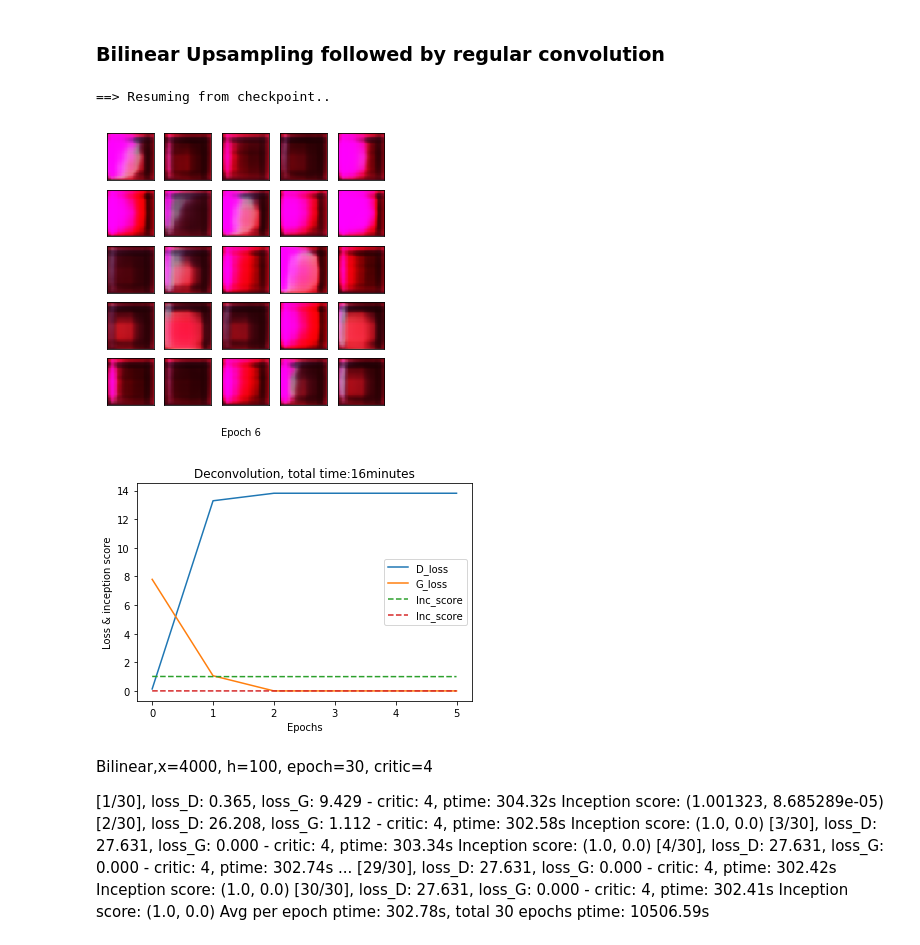
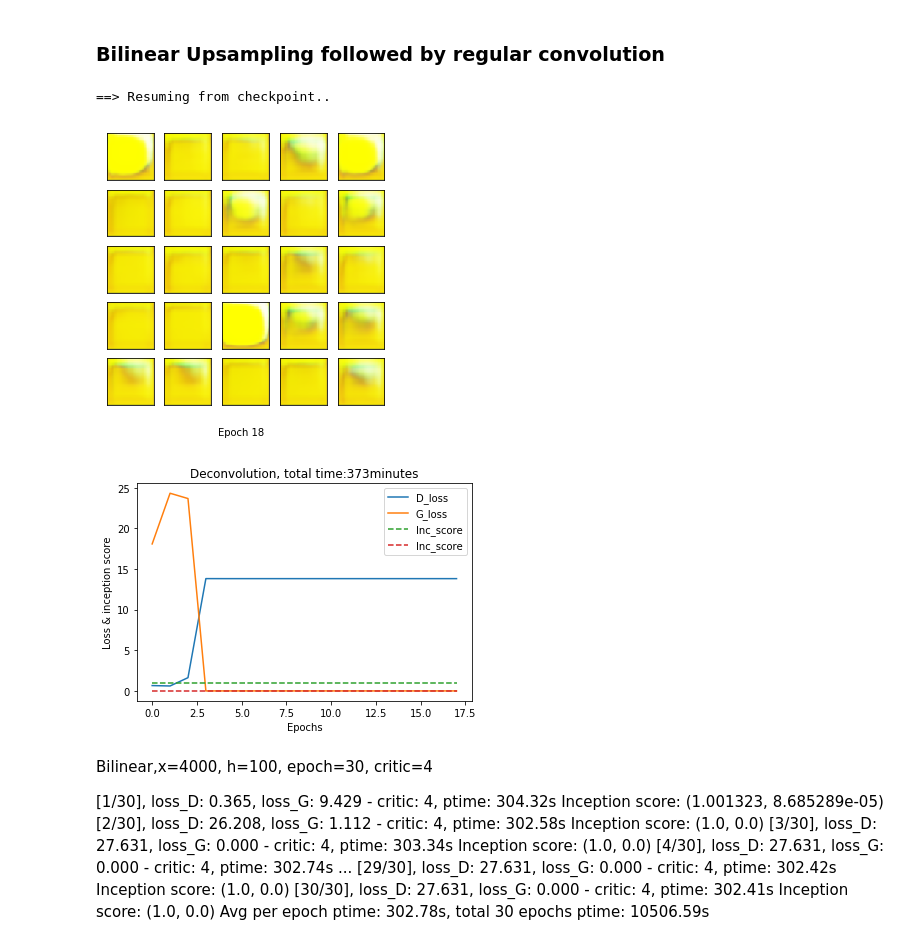
Before and after one commit to fanxiao001/ift6135-assignment, a Jupyter notebook: assignment4/ift6135_hwk4.ipynb, the cells around one changed output. Cells and saved outputs as stored; diff of their text form; code cells hidden in the pictures.

```diff
--- a/assignment4/ift6135_hwk4.ipynb
+++ b/assignment4/ift6135_hwk4.ipynb
@@ -72,5 +68,7 @@ plt.show()
 # %%
-G,D,train_hist = GAN_CelebA.loadCheckpoint('GANDeconvolution_t4000_h100_ep40.c1',hidden_dim,use_cuda=use_cuda)
+filename='GANDeconvolution_t4000_h100_ep40.c1'
+hidden_dim = 100
+G,D,train_hist = GAN_CelebA.loadCheckpoint(filename,hidden_dim,use_cuda=use_cuda)
 epoch_num=len(train_hist['D_losses'])
 GAN_CelebA.show_result(G,D,epoch_num, hidden_dim, show=True,save=True, path='figures/result_Deconvolution.pdf', use_cuda=use_cuda)
 
@@ -79,7 +77,7 @@ plt.plot(range(0,epoch_num),train_hist['G_losses'],label='G_loss')
 plt.plot(range(0,epoch_num),train_hist['Inc_score'],linestyle='--',label='Inc_score')
 plt.xlabel('Epochs')
 plt.ylabel('Loss & inception score')
-plt.title('Deconvolution, total time:'+str(int(train_hist['total_ptime'][0]/60))+'minutes')
+plt.title('Deconvolution, total time:'+str(int(train_hist['total_ptime'][-1]/60))+'minutes')
 plt.legend()
 plt.show()
 # %% [output]
@@ -106,8 +104,10 @@ Avg per epoch ptime: 60.25s, total 40 epochs ptime: 3588.62s
 We adjust the value of the Critic dynamically during the training. For each minibatch, when fixing the generator and training the discriminator, we want the discriminator's loss, $mean(real\_data\_loss+fake\_data\_loss)<0.69$, which is $E[p]>0.5$ ; similarly when fixing the discriminator, we want the generator to generate The probability of the picture being judged by discriminator, E[p]>0.5. This can make discriminator and generator work together as much as possible. Experiments have found that the effect is good.
 # %%
 # Dynamic critic of grandiant descent between Distriminator and Generator.
+filename='GANDeconvolution_t4000_h100_ep40.dynamic'
+hidden_dim = 100
 
-G,D,train_hist = GAN_CelebA.loadCheckpoint('GANDeconvolution_t4000_h100_ep40.dynamic',hidden_dim,use_cuda=use_cuda)
+G,D,train_hist = GAN_CelebA.loadCheckpoint(filename,hidden_dim,use_cuda=use_cuda)
 epoch_num=len(train_hist['D_losses'])
 GAN_CelebA.show_result(G,D,epoch_num, hidden_dim, show=True,save=True, path='figures/result_Deconvolution2.pdf', use_cuda=use_cuda)
 
@@ -116,7 +116,7 @@ plt.plot(range(0,epoch_num),train_hist['G_losses'],label='G_loss')
 plt.plot(range(0,epoch_num),train_hist['Inc_score'],linestyle='--',label='Inc_score')
 plt.xlabel('Epochs')
 plt.ylabel('Loss & inception score')
-plt.title('Deconvolution, total time:'+str(int(train_hist['total_ptime'][0]/60))+'minutes')
+plt.title('Deconvolution, total time:'+str(int(train_hist['total_ptime'][-1]/60))+'minutes')
 plt.legend()
 plt.show()
 # %% [output]
@@ -150,7 +150,9 @@ Avg per epoch ptime: 377.46s, total 40 epochs ptime: 16278.76s
 # %% [markdown]
 ### Nearest-Neighbor Generator
 # %%
-filename='GANnearest_t4000_h100_ep30.c1' #'GANnearest_t10000_h100_train2_ep3' #GANnearest_t4000_h100_ep30.c1
+filename='GANnearest_t5000_h100_train2_ep33' #'GANnearest_t4000_h100_ep30.c1' #'GANnearest_t10000_h100_train2_ep3' #GANnearest_t4000_h100_ep30.c1
+hidden_dim = 100
+
 G,D,train_hist = GAN_CelebA.loadCheckpoint_Upsampling(filename,hidden_dim,use_cuda=use_cuda,mode='nearest')
 epoch_num=len(train_hist['D_losses'])
 GAN_CelebA.show_result(G,D,epoch_num, hidden_dim, show=True,save=True, path='figures/result_Nearest.pdf', use_cuda=use_cuda)
@@ -160,7 +162,7 @@ plt.plot(range(0,epoch_num),train_hist['G_losses'],label='G_loss')
 plt.plot(range(0,epoch_num),train_hist['Inc_score'],linestyle='--',label='Inc_score')
 plt.xlabel('Epochs')
 plt.ylabel('Loss & inception score')
-plt.title('Deconvolution, total time:'+str(int(train_hist['total_ptime'][0]/60))+'minutes')
+plt.title('Deconvolution, total time:'+str(int(train_hist['total_ptime'][-1]/60))+'minutes')
 plt.legend()
 plt.show()
 # %% [output]
@@ -182,23 +184,24 @@ Avg per epoch ptime: 73.68s, total 30 epochs ptime: 3086.92s
 # %% [markdown]
 ### Bilinear Upsampling followed by regular convolution
 # %%
-filename = 'GANBilinear_t10000_h100_train2_ep6'#'GANBilinear_t4000_h100_ep30.c4'
+filename = 'GANBilinear_t5000_h100_train2_ep18'#'GANBilinear_t4000_h100_ep30.c4'
+hidden_dim = 100
 G,D,train_hist = GAN_CelebA.loadCheckpoint_Upsampling(filename,hidden_dim,use_cuda=use_cuda,mode='nearest')
 epoch_num=len(train_hist['D_losses'])
 GAN_CelebA.show_result(G,D,epoch_num, hidden_dim, show=True,save=True, path='figures/result_Nearest.pdf', use_cuda=use_cuda)
 
 plt.plot(range(0,epoch_num),train_hist['D_losses'],label='D_loss')
 plt.plot(range(0,epoch_num),train_hist['G_losses'],label='G_loss')
 plt.plot(range(0,epoch_num),train_hist['Inc_score'],linestyle='--',label='Inc_score')
 plt.xlabel('Epochs')
 plt.ylabel('Loss & inception score')
-plt.title('Deconvolution, total time:'+str(int(train_hist['total_ptime'][0]/60))+'minutes')
+plt.title('Deconvolution, total time:'+str(int(train_hist['total_ptime'][-1]/60))+'minutes')
 plt.legend()
 plt.show()
 # %% [output]
 ==> Resuming from checkpoint..
-[figure, old version]
+[figure, new version]
-[figure, old version]
+[figure, new version]
 # %% [markdown]
 Bilinear,x=4000, h=100, epoch=30, critic=4
 
```
Also changed, not shown: parts of 7 cells of this notebook, 6 other files.
